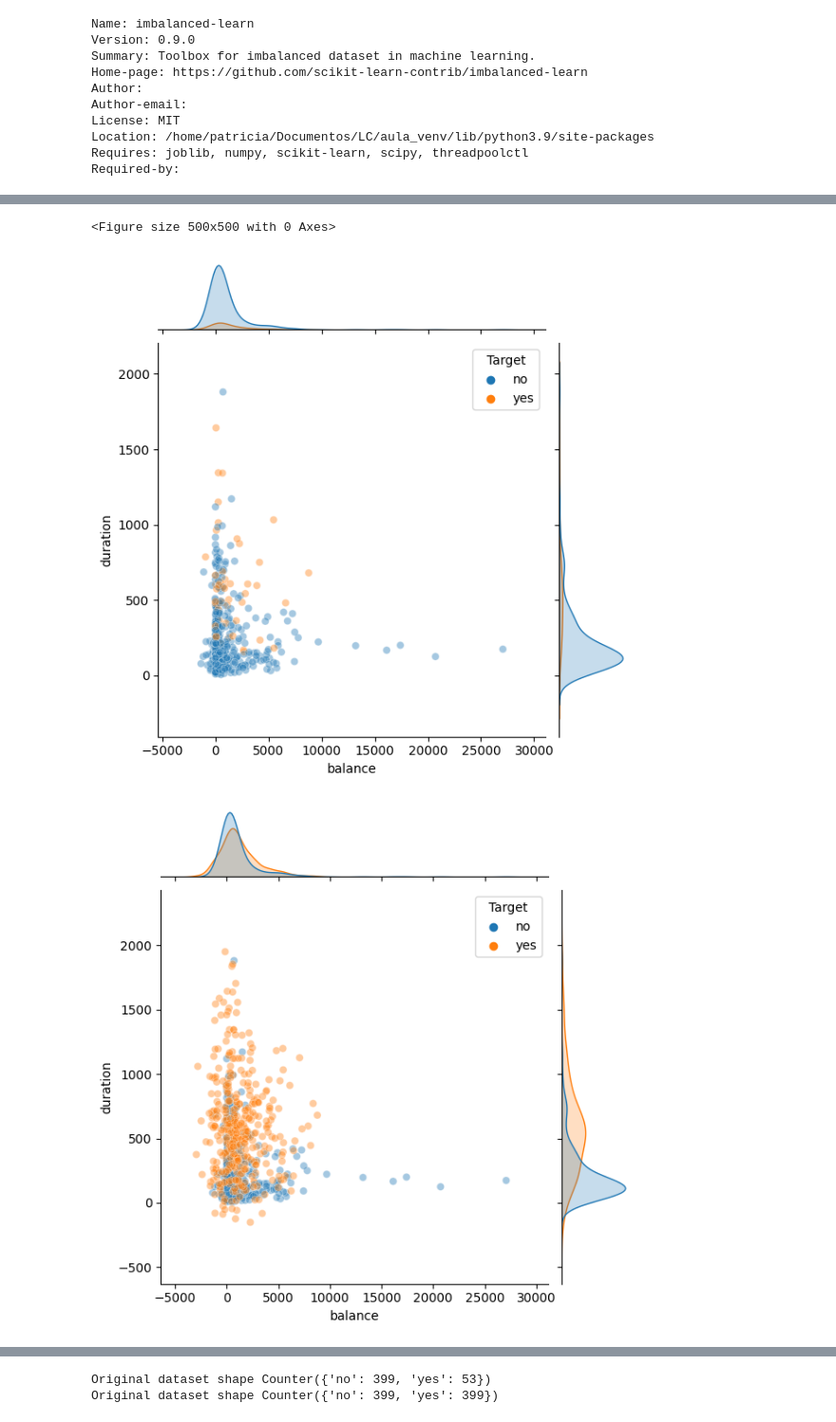
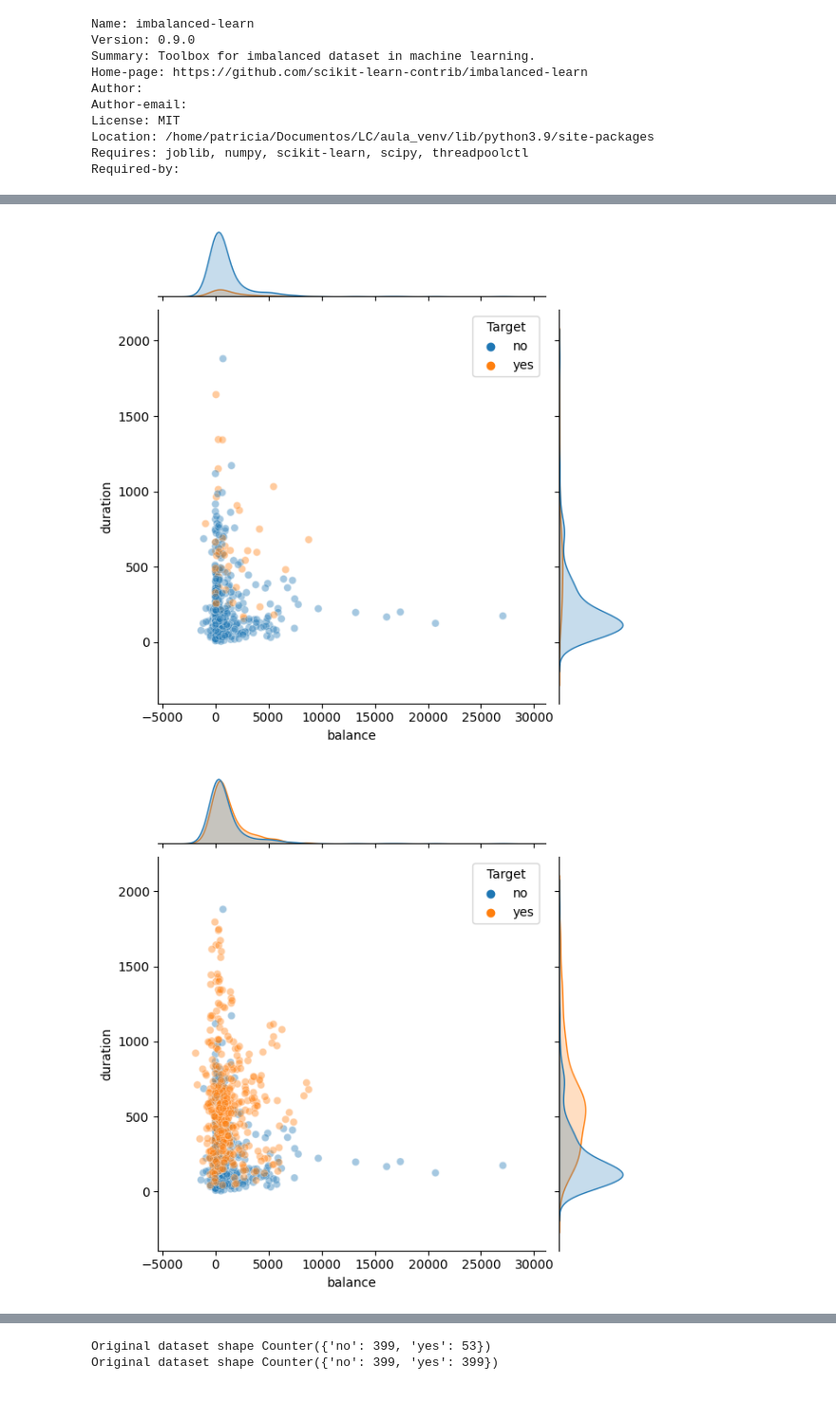
Before and after one commit to patriciacatandi/Lets_Code_DS_Degree_Alunos_ML, a Jupyter notebook: Módulo 9 - Machine Learning I/2_Tratamento_dados/BO nos dados - Classes desbalanceadas.ipynb, the cells around one changed output, grey strips where cells are left out. Shown at 95% size. Drawn from its saved outputs; the diff is of its cells as text; code cells hidden in the pictures.

```diff
--- a/Módulo 9 - Machine Learning I/2_Tratamento_dados/BO nos dados - Classes desbalanceadas.ipynb
+++ b/Módulo 9 - Machine Learning I/2_Tratamento_dados/BO nos dados - Classes desbalanceadas.ipynb
@@ -121,18 +121,17 @@ Requires: joblib, numpy, scikit-learn, scipy, threadpoolctl
 Required-by:
 # %%
 print('Original dataset shape %s' % Counter(y_train))
-sm = RandomOverSampler(random_state=42, shrinkage=1)
+sm = RandomOverSampler(random_state=42, shrinkage=0.5)
 X_res, y_res = sm.fit_resample(X_train, y_train)
 print('Original dataset shape %s' % Counter(y_res))
 
 sns.jointplot(data=X_train, x='balance', y='duration', hue=y_train, alpha=0.4)
 sns.jointplot(data=X_res, x='balance', y='duration', hue=y_res, alpha=0.4);
 # %% [output]
 Original dataset shape Counter({'no': 399, 'yes': 53})
 Original dataset shape Counter({'no': 399, 'yes': 399})
-<Figure size 500x500 with 0 Axes>
 [figure]
-[figure, old version]
+[figure, new version]
 # %% [markdown]
 - [SMOTE (Synthetic Minority Oversampling Technique)](https://imbalanced-learn.org/stable/references/generated/imblearn.over_sampling.SMOTE.html) <br>
 Enquanto o `RandomOverSampler` está sobre-amostrando duplicando algumas das amostras originais da classe minoritária, `SMOTE` e `ADASYN` geram novas amostras por interpolação. No entanto, o método de interpolação/geração novas amostras sintéticas diferem. <br> <br>
```
